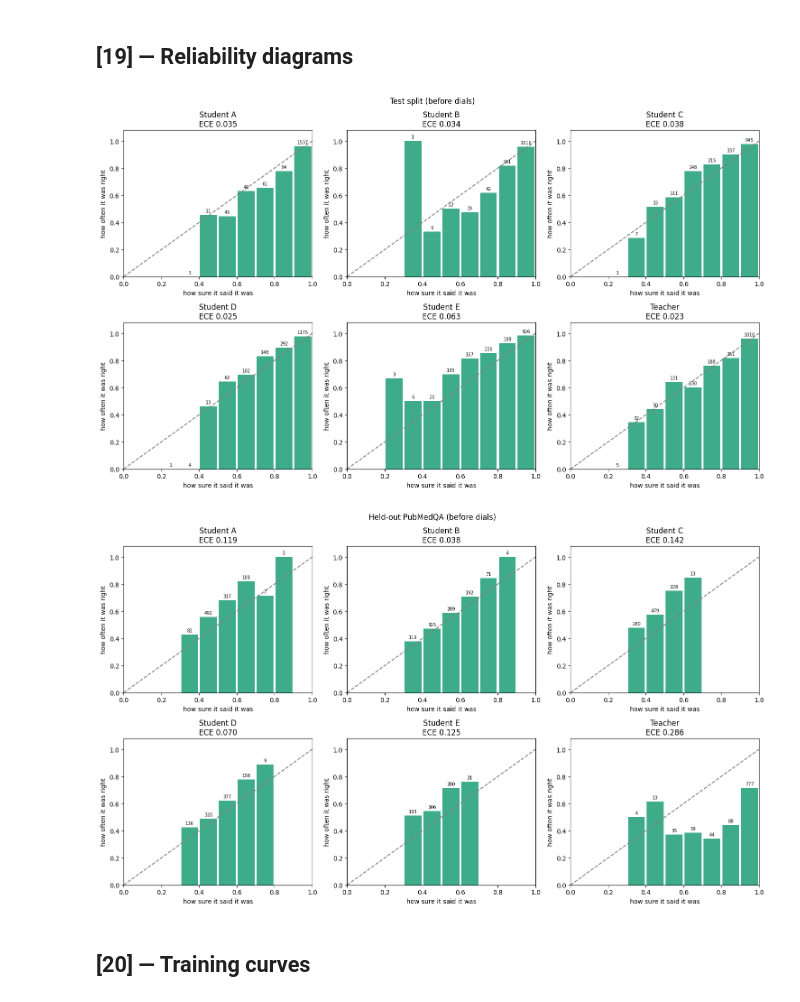
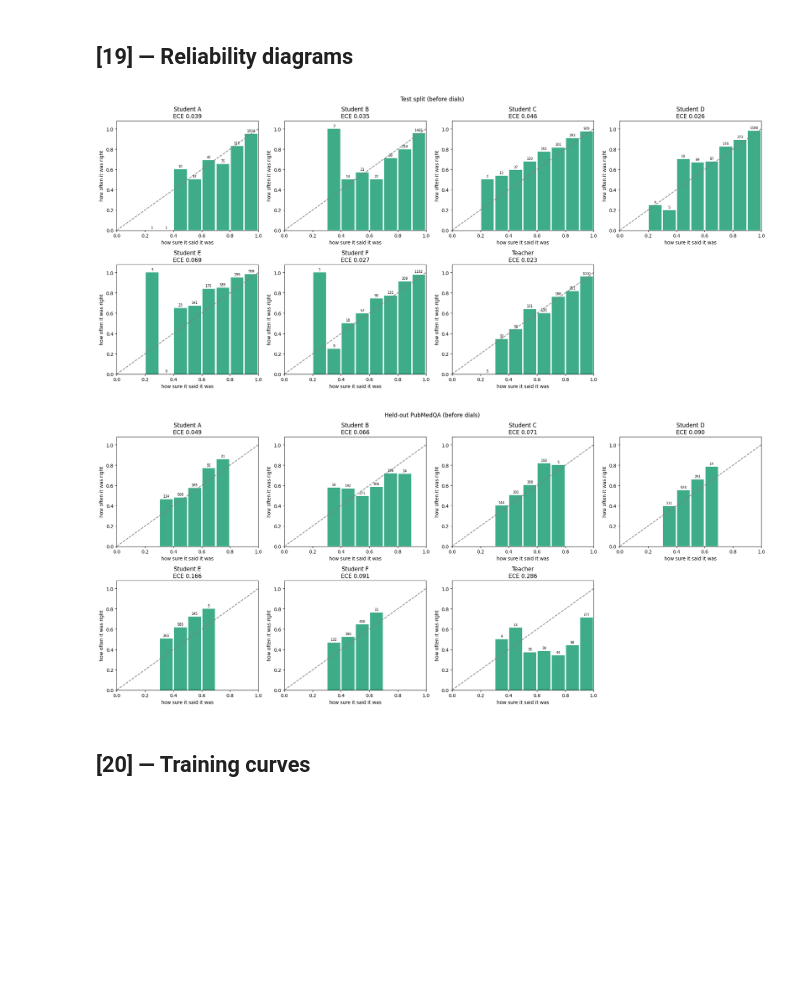
Before and after one commit to Lagnajit09/100x_AI_ML, a Jupyter notebook: calibrated-typed-decision/TrainACalibratedModel.ipynb, the cells around one changed output. Drawn from its saved outputs; the diff is of its cells as text; code cells hidden in the pictures; blank space fills up the shorter version.

Commit message:
experiment-6: run-F (50% human answers and corrected soft-labels) - seed-0

```diff
--- a/calibrated-typed-decision/TrainACalibratedModel.ipynb
+++ b/calibrated-typed-decision/TrainACalibratedModel.ipynb
@@ -37,7 +40,7 @@ Mounted at /content/drive
 ## **[4] — Settings**
 # %%
 SMOKE = False    # True: tiny practice run (a few minutes). False: the real experiment.
-SEED  = 2        # Step 2: train with SEED = 1, then SEED = 2. Seed 0 is the run you already have.
+SEED  = 0        # Step 2: train with SEED = 1, then SEED = 2. Seed 0 is the run you already have.
 
 MODEL_NAME   = "answerdotai/ModernBERT-base"
 DATASET_NAME = "m-lagnajit/calibrated-typed-decisions"
@@ -48,10 +51,12 @@ OUT_DIR  = BASE_DIR if SEED == 0 else f"{BASE_DIR}/seed{SEED}"    # seed 0 stays
 os.makedirs(OUT_DIR, exist_ok=True)
 SEEDS_ALL = [0, 1, 2]
 
-RUNS = ["A", "B", "C", "D", "E"]
+RUNS = ["A", "B", "C", "D", "E", "F"]
 # A: right answers only            B: right answers, softened evenly
 # C: the dataset's soft_label      D: a blend of A and C
 # E: C, corrected wherever the teacher's top pick was wrong
+# F: a blend of A and E (the human answer + the corrected label)
+COMPARISONS = [(c, b) for c in ["C", "D", "E", "F"] for b in ["A", "B"]] + [("F", "D")]
 
 # Step 2: building the input
 MAX_LEN        = 512            # longest sequence the student reads
@@ -242,6 +247,10 @@ def make_target(row, run):
             if k != g:
                 soft[k], soft[g] = soft[g], soft[k]  # the right answer gets the teacher's top value
         return soft
+    if run == "F":                                   # part human answer, part corrected label (v2.1 column)
+        corr = row.get("corrected_soft_label")
+        corr = make_target(row, "E") if corr is None else np.array(corr, dtype=float) / np.sum(corr)
+        return BLEND * onehot + (1 - BLEND) * corr
     raise ValueError(run)
 
 # Show all five on a row where the teacher's top pick was wrong
@@ -812,18 +728,17 @@ def make_boot(P, rows):
 lines = []
 for split_name, P, rows in [("test", PROBS, TEST), ("heldout", PROBS_H, HELD)]:
     boot = make_boot(P, rows)
-    for cand in ["C", "D", "E"]:
-        for base in ["A", "B"]:
-            for measure, lower_is_better in [("accuracy", False), ("ECE", True), ("log loss", True)]:
-                c = boot(f"Student {cand} + dial", measure)
-                o = boot(f"Student {base} + dial", measure)
-                diff = (o - c) if lower_is_better else (c - o)      # positive = candidate better
-                lo, hi = np.percentile(diff, [2.5, 97.5])
-                lines.append({"split": split_name, "comparison": f"{cand} vs {base}", "measure": measure,
-                              "candidate better in": f"{int((diff > 0).sum())}/{N_BOOT}",
-                              "average gap": round(float(diff.mean()), 4),
-                              "95% range": f"[{lo:+.4f}, {hi:+.4f}]",
-                              "verdict": f"{cand} better" if lo > 0 else
+    for cand, base in COMPARISONS:
+        for measure, lower_is_better in [("accuracy", False), ("ECE", True), ("log loss", True)]:
+            c = boot(f"Student {cand} + dial", measure)
+            o = boot(f"Student {base} + dial", measure)
+            diff = (o - c) if lower_is_better else (c - o)      # positive = candidate better
+            lo, hi = np.percentile(diff, [2.5, 97.5])
+            lines.append({"split": split_name, "comparison": f"{cand} vs {base}", "measure": measure,
+                          "candidate better in": f"{int((diff > 0).sum())}/{N_BOOT}",
+                          "average gap": round(float(diff.mean()), 4),
+                          "95% range": f"[{lo:+.4f}, {hi:+.4f}]",
+                          "verdict": f"{cand} better" if lo > 0 else
                                          (f"{cand} worse" if hi < 0 else "too close to call")})
 boot_df = pd.DataFrame(lines)
 display(boot_df)
@@ -851,32 +766,36 @@ boot_df.to_csv(f"{OUT_DIR}/bootstrap.csv", index=False)
 # %%
 def reliability(ax, probs, rows, title):
     conf, correct, _ = per_row(probs, rows)
     bins = np.minimum((conf * N_BINS).astype(int), N_BINS - 1)
     for b in range(N_BINS):
         m = bins == b
         if m.any():
             center = (b + 0.5) / N_BINS
             ax.bar(center, correct[m].mean(), width=0.9 / N_BINS, color="#1D9E75", alpha=0.85)
             ax.text(center, correct[m].mean() + 0.02, str(int(m.sum())), ha="center", fontsize=7)
     ax.plot([0, 1], [0, 1], "--", color="gray")
     ax.set(xlim=(0, 1), ylim=(0, 1.08), xlabel="how sure it said it was", ylabel="how often it was right",
            title=f"{title}\nECE {ece_from(conf, correct):.3f}")
 
 def reliability_grid(P, rows, title, path):
     panels = [f"Student {r}" for r in RUNS] + ["Teacher"]
-    fig, axes = plt.subplots(2, 3, figsize=(15, 9))
+    cols = 3 if len(panels) <= 6 else 4
+    n_rows = math.ceil(len(panels) / cols)
+    fig, axes = plt.subplots(n_rows, cols, figsize=(5 * cols, 4.5 * n_rows))
+    for ax in axes.flat[len(panels):]:
+        ax.axis("off")                               # hide unused panels
     for ax, name in zip(axes.flat, panels):
         reliability(ax, P[name], rows, name)
     fig.suptitle(title)
     plt.tight_layout()
     plt.savefig(path, dpi=150)
     plt.show()
 
 reliability_grid(PROBS, TEST, "Test split (before dials)", f"{OUT_DIR}/reliability_test.png")
 reliability_grid(PROBS_H, HELD, "Held-out PubMedQA (before dials)", f"{OUT_DIR}/reliability_heldout.png")
 # %% [output]
-[figure, old version]
+[figure, new version]
-[figure, old version]
+[figure, new version]
 # %% [markdown]
 ## **[20] — Training curves**
 # %%
```
Also changed, not shown: parts of 11 cells of this notebook.
